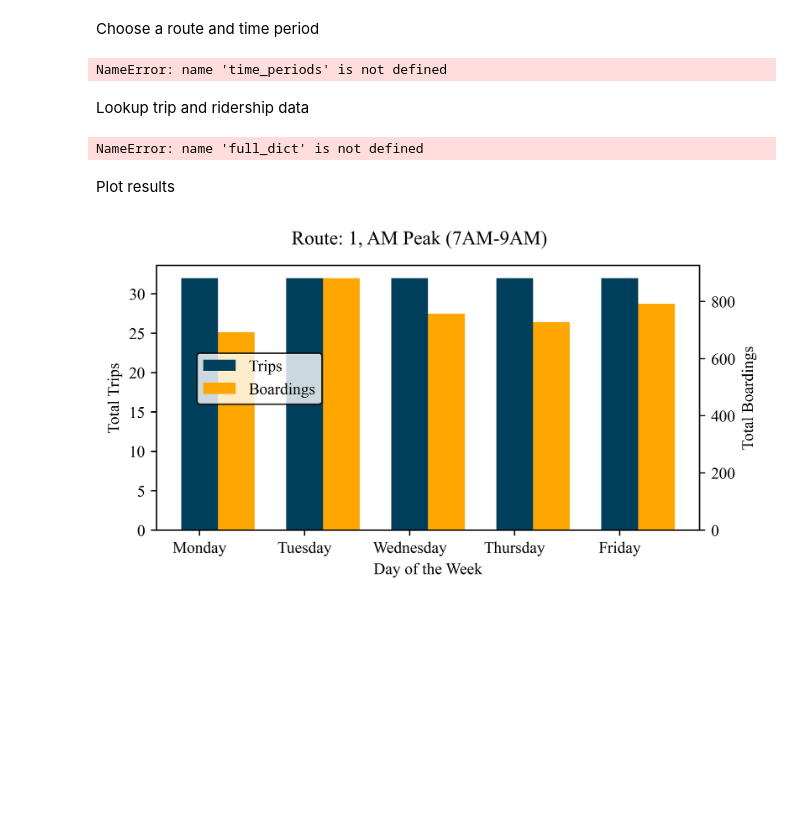
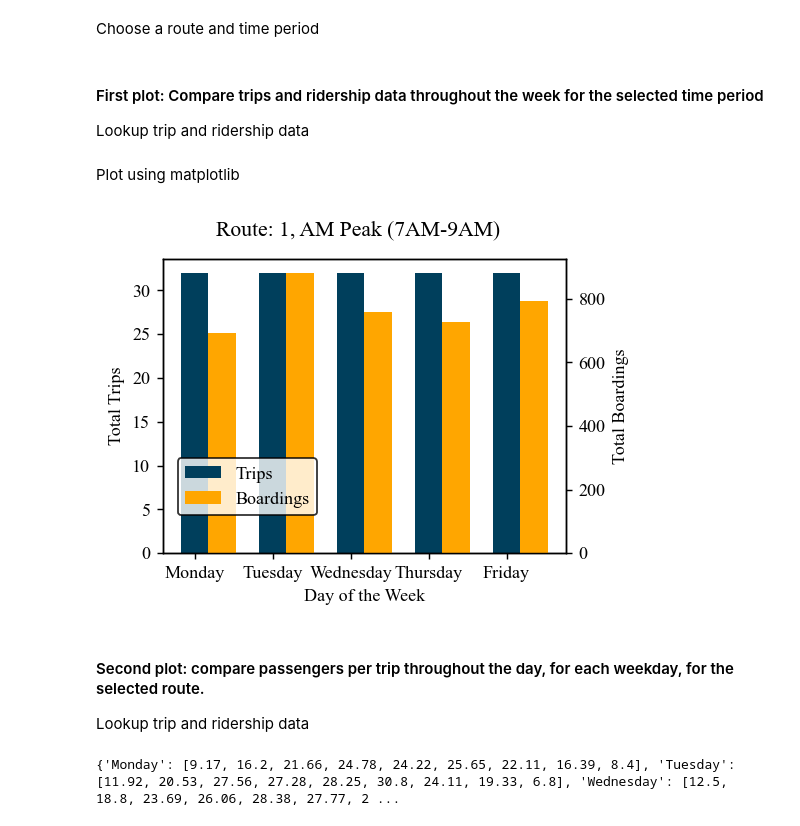
Before and after one commit to nick-caros/gtfs-running-times, a Jupyter notebook: MBTA Weekday Trip and Ridership Comparison.ipynb, the cells around one changed output. Drawn from its saved outputs; the diff is of its cells as text; code cells hidden in the pictures; blank space fills up the shorter version.

```diff
--- a/MBTA Weekday Trip and Ridership Comparison.ipynb
+++ b/MBTA Weekday Trip and Ridership Comparison.ipynb
@@ -230,12 +230,11 @@ import numpy as np
 # %% [markdown]
 Choose a route and time period
 # %%
-selected_route = '57'
+selected_route = '1'
 selected_period = list(time_periods.keys())[2] # could also use input list to specify, i.e. list(time_periods.keys())[2]
-# %% [output]
-NameError: name 'time_periods' is not defined
-# %% [markdown]
-Lookup trip and ridership data
+# %% [markdown]
+#### First plot: Compare trips and ridership data throughout the week for the selected time period
+Lookup trip and ridership data
 # %%
 trip_list = []
 boardings_list = []
@@ -243,29 +242,48 @@ for day in full_dict:
     data = full_dict[day][selected_route][selected_period]
     trip_list.append(data['Trips'])
     boardings_list.append(data['Boardings'])
-# %% [output]
-NameError: name 'full_dict' is not defined
-# %% [markdown]
-Plot results
+# %% [markdown]
+Plot using matplotlib
 # %%
 plt.rcParams.update({'font.size': 10})
 plt.rcParams["font.family"] = "Times New Roman"
-fig, ax1 = plt.subplots(dpi=500,figsize=(6,3))
-x = np.arange(5)
+fig, ax1 = plt.subplots(dpi=130,figsize=(4,3))
+x1 = np.arange(5)
 width = 0.35
 
 ax1.set_xlabel(r'Day of the Week')
 ax1.set_ylabel(r'Total Trips')
-ax1.bar(x - width/2, height = trip_list, tick_label = day_list, label='Trips', color='#003f5c', width = width)
+ax1.bar(x1 - width/2, height = trip_list, tick_label = day_list, label='Trips', color='#003f5c', width = width)
 ax1.set_ylim(0) # Force start at 0
 
 ax2 = ax1.twinx()
 ax2.set_ylabel('Total Boardings')
-ax2.bar(x + width/2, height = boardings_list, color='#ffa600', label='Boardings', width = width)
+ax2.bar(x1 + width/2, height = boardings_list, color='#ffa600', label='Boardings', width = width)
 fig.legend(loc=(0.15, 0.25)).get_frame().set_edgecolor('black')
 ax2.set_ylim(0) # Force start at 0
 fig.suptitle('Route: ' + selected_route + ", " + selected_period)
 
 fig.show()
 # %% [output]
-[figure, old version]
+[figure, new version]
+# %% [markdown]
+#### Second plot: compare passengers per trip throughout the day, for each weekday, for the selected route.
+Lookup trip and ridership data
+# %%
+y_vals = {}
+for day in full_dict:
+    daily_list = []
+    for period in full_dict[day][selected_route]:
+
+        if period == 'Full Day': continue # ignore full day for this plot
+
+        trips = full_dict[day][selected_route][period]['Trips']
+        boardings = full_dict[day][selected_route][period]['Boardings']
+        pax_per_trip = round(boardings/trips,2)
+        daily_list.append(pax_per_trip)
+
+    y_vals[day] = daily_list
+
+print(y_vals)
+# %% [output]
+{'Monday': [9.17, 16.2, 21.66, 24.78, 24.22, 25.65, 22.11, 16.39, 8.4], 'Tuesday': [11.92, 20.53, 27.56, 27.28, 28.25, 30.8, 24.11, 19.33, 6.8], 'Wednesday': [12.5, 18.8, 23.69, 26.06, 28.38, 27.77, 2 ...
```
Also changed, not shown: parts of 15 cells of this notebook.
